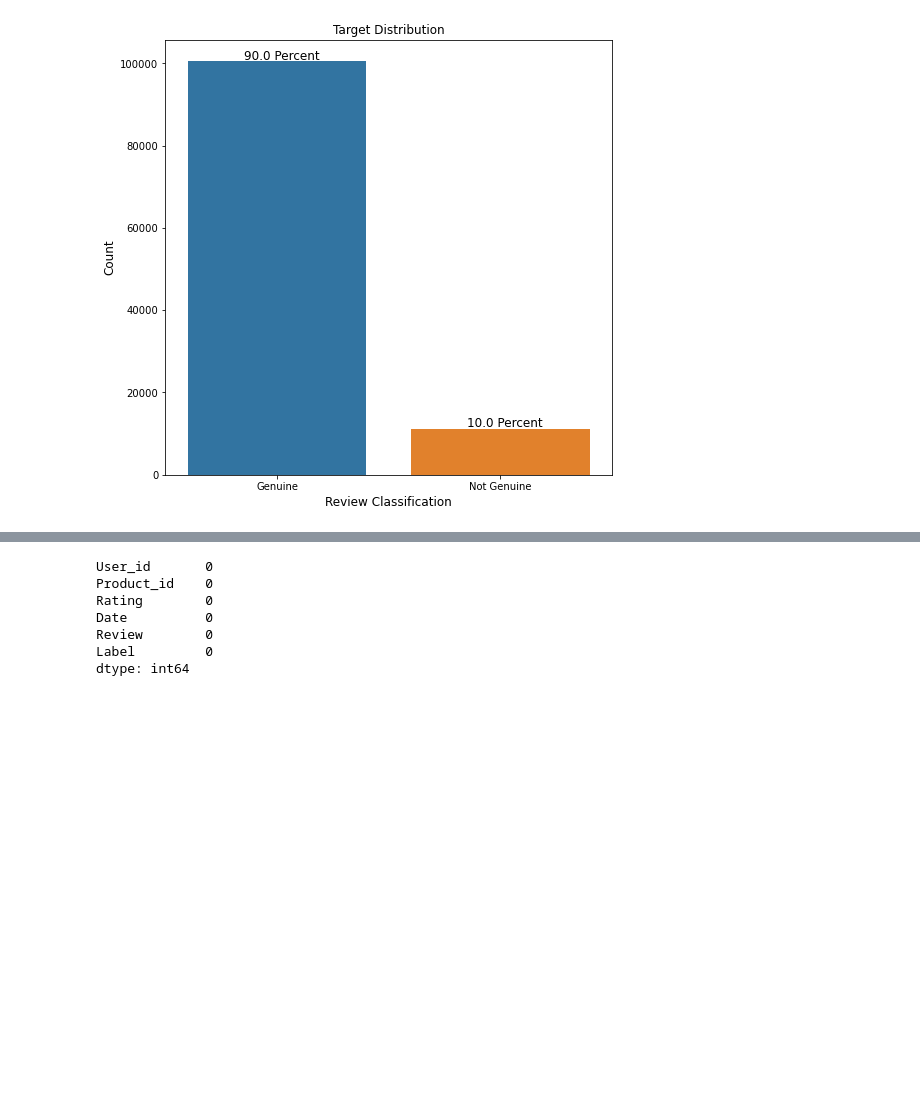
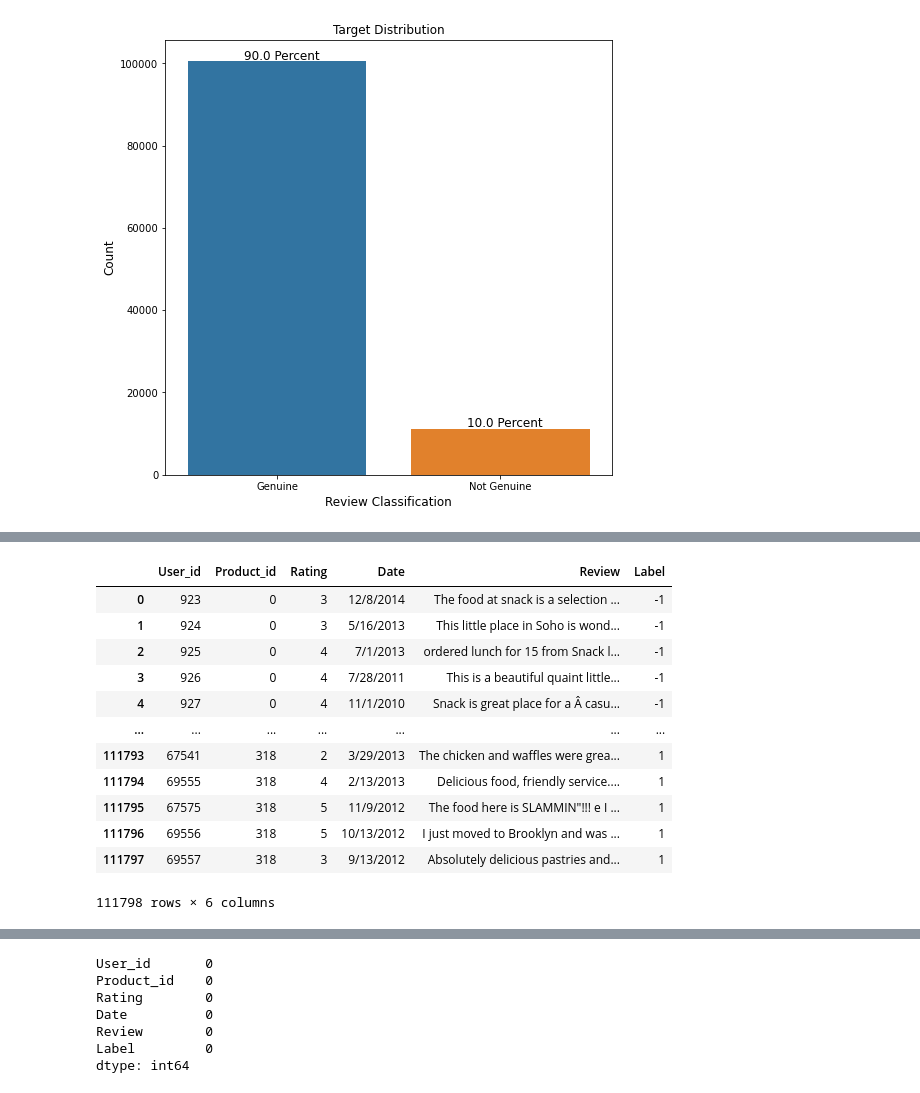
Before and after one commit to mmceld2/NLP_Fake_Reviews, a Jupyter notebook: Notebook.ipynb, the cells around one changed output, grey strips where cells are left out. Drawn from its saved outputs; the diff is of its cells as text; code cells hidden in the pictures; blank space fills up the shorter version.

```diff
--- a/Notebook.ipynb
+++ b/Notebook.ipynb
@@ -45,0 +62,16 @@ ax.set_ylabel('Count',fontsize=12);
+# %%
+df
+# %% [output]
+|  | User_id | Product_id | Rating | Date | Review | Label |
+| 0 | 923 | 0 | 3 | 12/8/2014 | The food at snack is a selection ... | -1 |
+| 1 | 924 | 0 | 3 | 5/16/2013 | This little place in Soho is wond... | -1 |
+| 2 | 925 | 0 | 4 | 7/1/2013 | ordered lunch for 15 from Snack l... | -1 |
+| 3 | 926 | 0 | 4 | 7/28/2011 | This is a beautiful quaint little... | -1 |
+| 4 | 927 | 0 | 4 | 11/1/2010 | Snack is great place for a Â casu... | -1 |
+| ... | ... | ... | ... | ... | ... | ... |
+| 111793 | 67541 | 318 | 2 | 3/29/2013 | The chicken and waffles were grea... | 1 |
+| 111794 | 69555 | 318 | 4 | 2/13/2013 | Delicious food, friendly service.... | 1 |
+| 111795 | 67575 | 318 | 5 | 11/9/2012 | The food here is SLAMMIN"!!! e I ... | 1 |
+| 111796 | 69556 | 318 | 5 | 10/13/2012 | I just moved to Brooklyn and was ... | 1 |
+| 111797 | 69557 | 318 | 3 | 9/13/2012 | Absolutely delicious pastries and... | 1 |
+111798 rows × 6 columns
```
Also changed, not shown: parts of 9 cells of this notebook, 5 other files.
